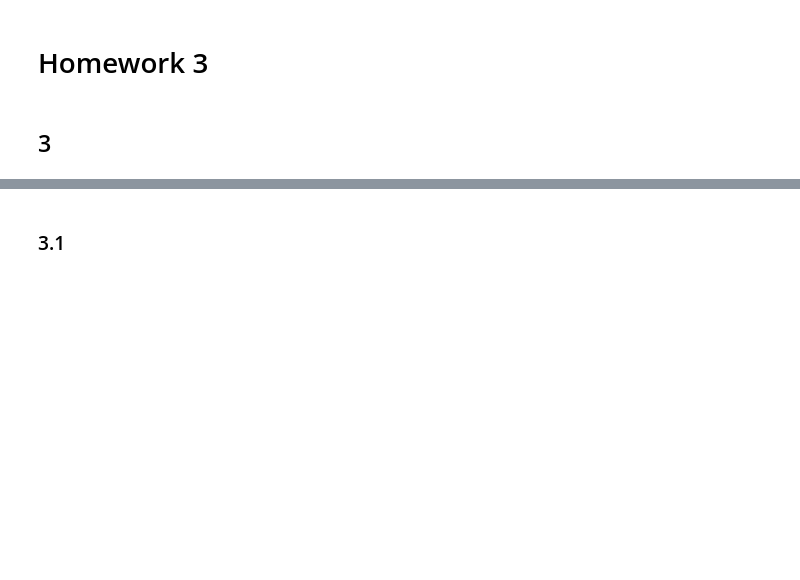
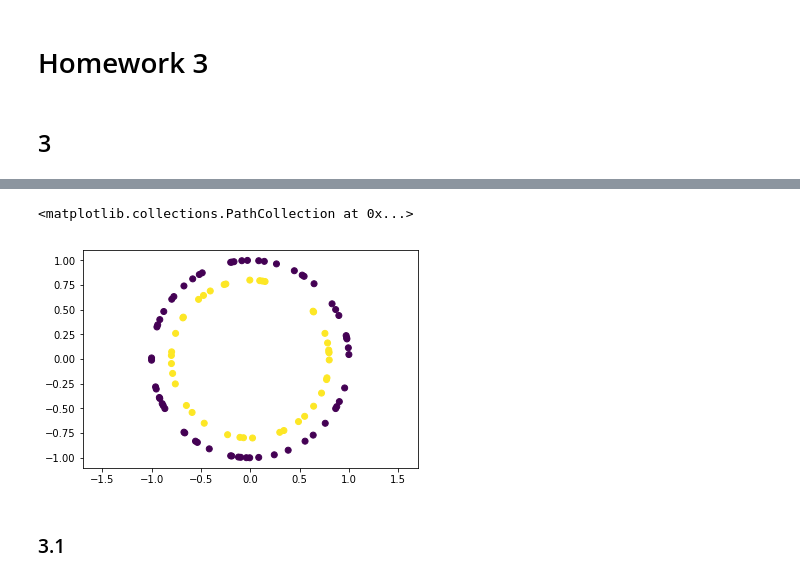
Before and after one commit to quatrejuin/ml_homework_3_code, a Jupyter notebook: ml_homework_3.ipynb, the cells around one changed output, grey strips where cells are left out. Drawn from its saved outputs; the diff is of its cells as text; code cells hidden in the pictures; blank space fills up the shorter version.

```diff
--- a/ml_homework_3.ipynb
+++ b/ml_homework_3.ipynb
@@ -49,0 +60,6 @@ X_test, y_test = mnist_reader.load_mnist('data/fashion', kind='t10k')
+# %%
+plt.axis('equal')
+plt.scatter(circles_test_x[:,0],circles_test_x[:,1],c=circles_test_y)
+# %% [output]
+<matplotlib.collections.PathCollection at 0x...>
+[figure, added]
```
Also changed, not shown: parts of 39 cells of this notebook.
